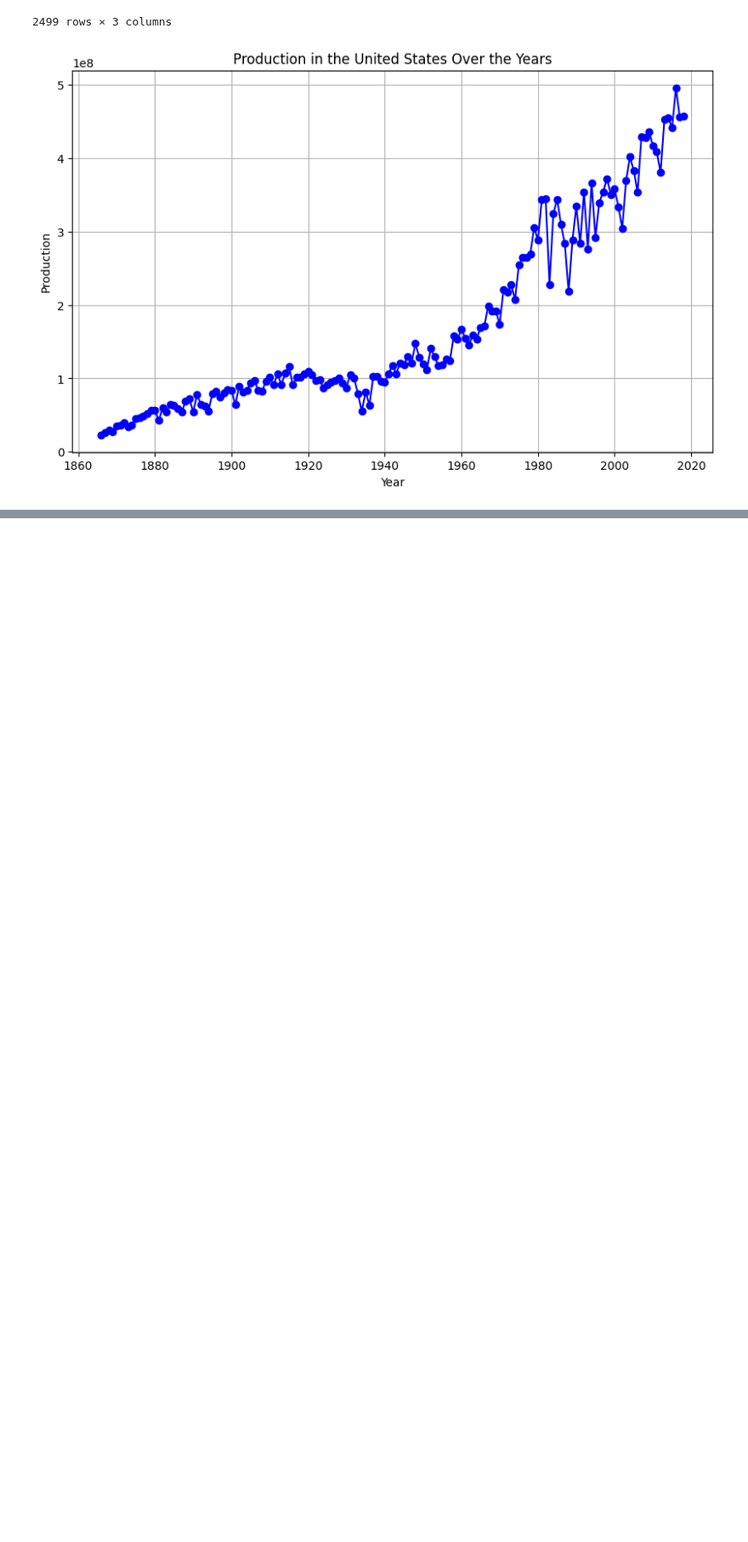
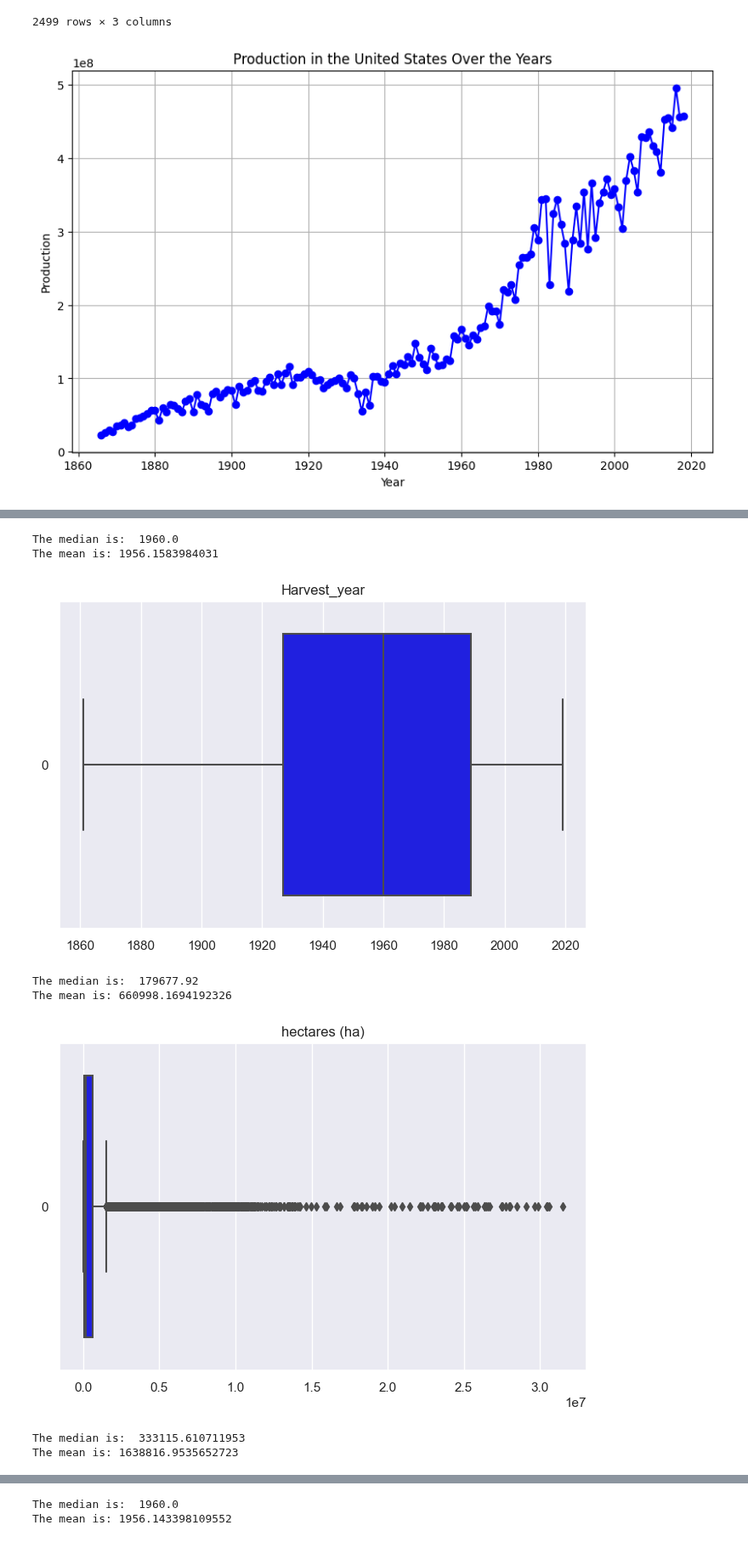
Before and after one commit to 16dina/DataExplorers, a Jupyter notebook: notebooks/EDA_cropsPlaygroundDina.ipynb, the cells around one changed output, grey strips where cells are left out. Shown at 85% size. Cells and saved outputs as stored; diff of their text form; code cells hidden in the pictures; blank space fills up the shorter version.

```diff
--- a/notebooks/EDA_cropsPlaygroundDina.ipynb
+++ b/notebooks/EDA_cropsPlaygroundDina.ipynb
@@ -121,0 +330,10 @@ plt.show()
+# %%
+# Find the indexes of rows where 'hectars' is 0
+null_indexes = df[df['hectares (ha)'] == 0].index
+
+# Loop through the 0 indexes and calculate the missing 'yields' values
+for index in null_indexes:
+    df.at[index, 'hectares (ha)'] = df.at[index, 'production (tonnes)'] / df.at[index, 'yield(tonnes/ha)']
+
+zero_hectares_count = len(df[df['hectares (ha)'] == 0])
+print("Number of rows with hectares equal to 0:", zero_hectares_count)
@@ -121,0 +342,2 @@ plt.show()
+# %%
+df = df.drop(df[df['hectares (ha)'] == 0].index)
@@ -121,0 +362,4 @@ plt.show()
+# %%
+# Select specific columns and reorder them
+df = df[['City', 'Country', 'Harvest_year', 'crop', 'hectares (ha)', 'production (tonnes)', 'year', 'yield(tonnes/ha)']]
+df
@@ -121,0 +380,21 @@ plt.show()
+# %%
+numerics = ['float64', 'int64']
+n_variables = df.select_dtypes(include=numerics).columns
+# %%
+sns.set(rc={'figure.figsize':(8,5)})
+for c in n_variables:
+    x = df[c].values
+    ax = sns.boxplot(x, orient='h', color= 'blue')
+    print('The median is: ', df[c].median())
+    print('The mean is:', df[c].mean())
+    plt.title(c)
+    plt.show()
+# %% [output]
+The median is:  1960.0
+The mean is: 1956.1583984031
+[figure, added]
+The median is:  179677.92
+The mean is: 660998.1694192326
+[figure, added]
+The median is:  333115.610711953
+The mean is: 1638816.9535652723
@@ -121,0 +402,2 @@ plt.show()
+The median is:  1960.0
+The mean is: 1956.143398109552
```
Also changed, not shown: parts of 30 cells of this notebook.
